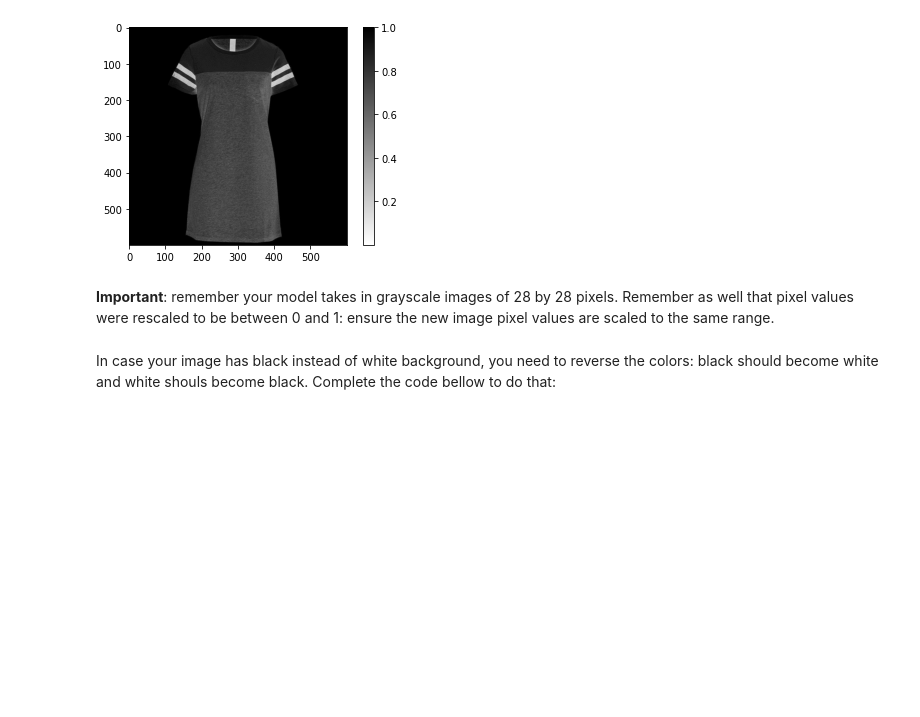
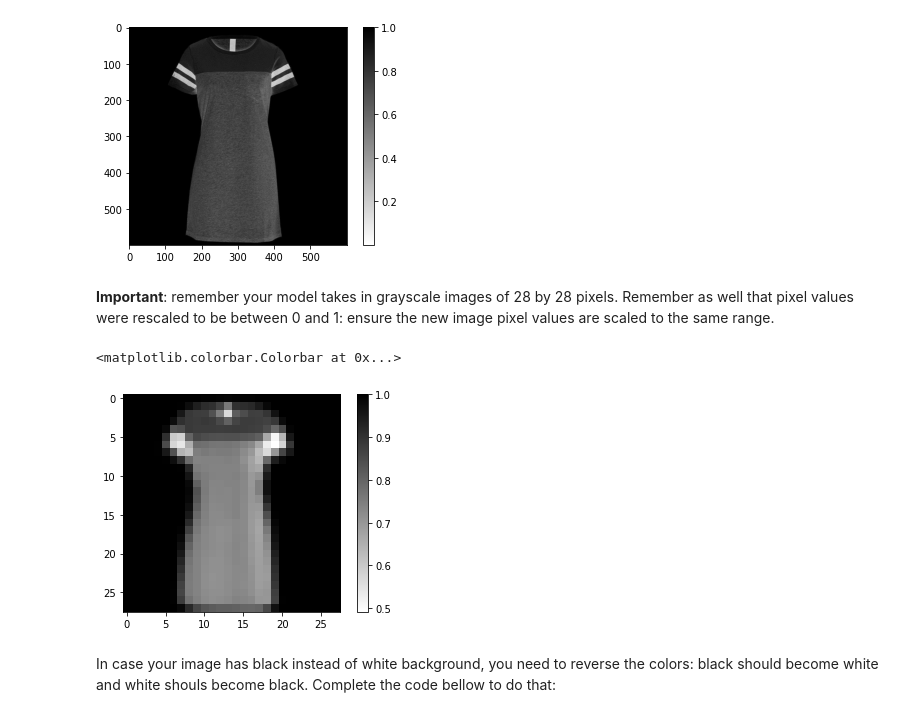
Before and after one commit to bendurand/hello-world, a Jupyter notebook: LabAssignementNNwithKeras.ipynb, the cells around one changed output. Drawn from its saved outputs; the diff is of its cells as text; code cells hidden in the pictures; blank space fills up the shorter version.

```diff
--- a/LabAssignementNNwithKeras.ipynb
+++ b/LabAssignementNNwithKeras.ipynb
@@ -734,14 +769,17 @@ plt.colorbar()
 **Important**: remember your model takes in grayscale images of 28 by 28 pixels. Remember as well that pixel values were rescaled to be between 0 and 1: ensure the new image pixel values are scaled to the same range.
 # %%
 # TODO apply MinMax scaling to the image
-image = ... # TODO your code here
+image = (image-np.min(image))/(np.max(image)-np.min(image)) # TODO your code here
 
 # TODO Resize image so it is 28 x 28 pixels
-image = resize(...) # TODO your code here
+image = resize(image,(28,28)) # TODO your code here
 
 # Plot the transformed image
 plt.imshow(image, cmap='binary')
 plt.colorbar()
+# %% [output]
+<matplotlib.colorbar.Colorbar at 0x...>
+[figure, added]
 # %% [markdown]
 In case your image has black instead of white background,  you need to reverse the colors: black should become white and white shouls become black. Complete the code bellow to do that:
 # %%
```
Also changed, not shown: parts of 24 cells of this notebook, 4 other files.
